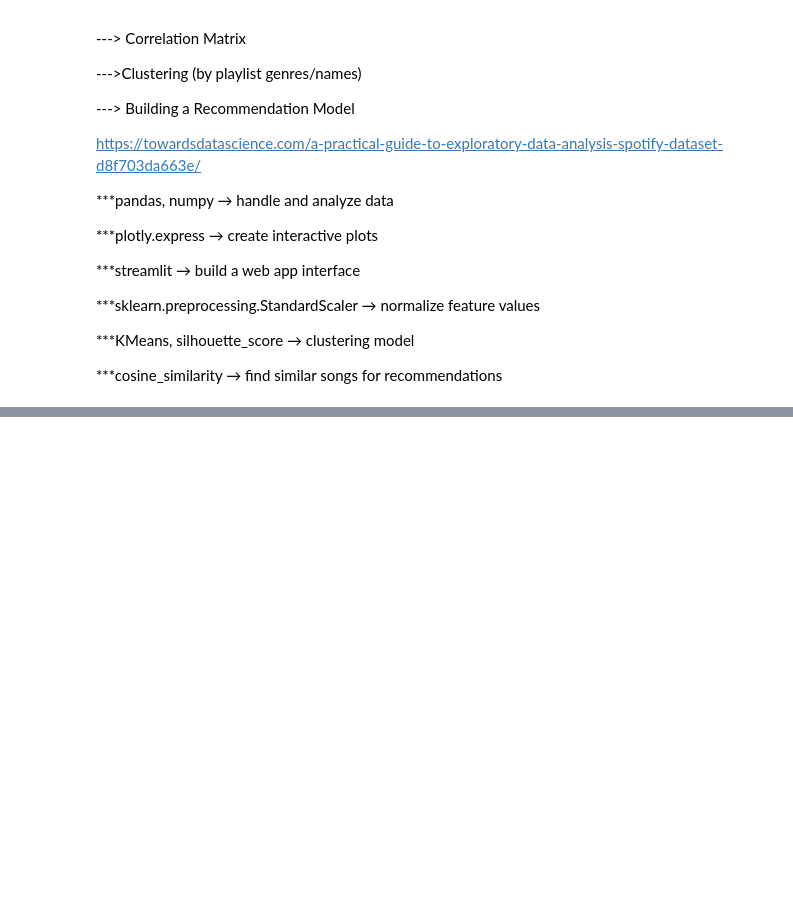
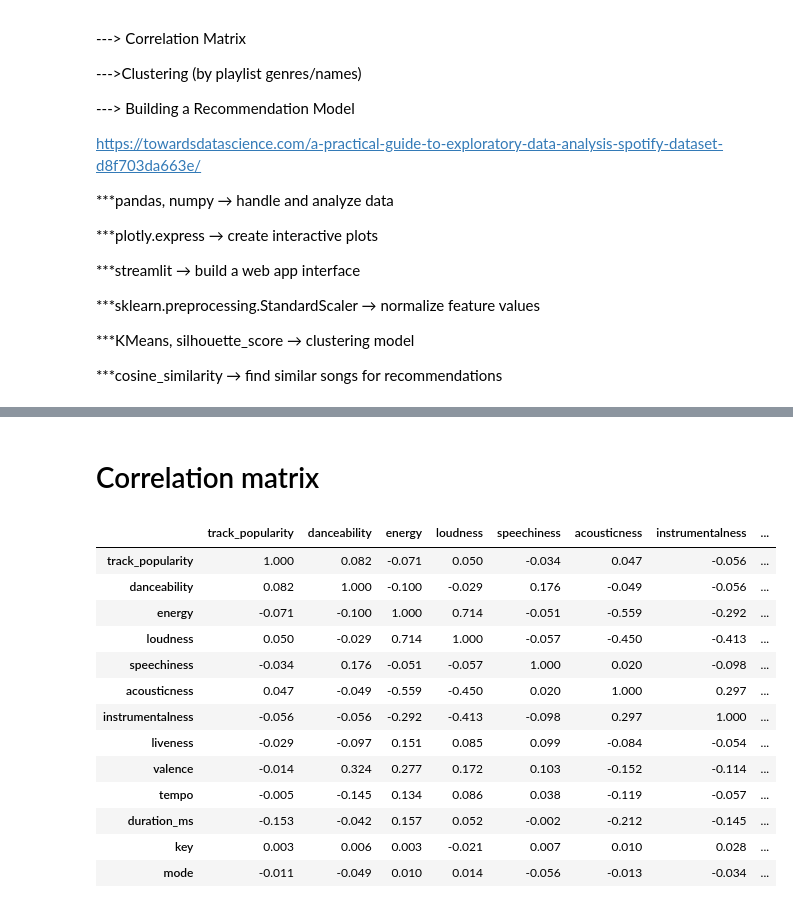
Before and after one commit to Madhu2s6361/Project-2_Spotify-AI-Intern-, a Jupyter notebook: Project_2_Spotify_.ipynb, the cells around one changed output, grey strips where cells are left out. Saved outputs shown, nothing was run; the diff lists cells and outputs as text; code cells hidden in the pictures; blank space fills up the shorter version.

```diff
--- a/Project_2_Spotify_.ipynb
+++ b/Project_2_Spotify_.ipynb
@@ -38,0 +193,2 @@ https://towardsdatascience.com/a-practical-guide-to-exploratory-data-analysis-sp
+# %% [markdown]
+# Correlation matrix
@@ -38,0 +200,18 @@ https://towardsdatascience.com/a-practical-guide-to-exploratory-data-analysis-sp
+# %%
+# Display correlation matrix numerically
+display(corr.round(3))
+# %% [output]
+|  | track_popularity | danceability | energy | loudness | speechiness | acousticness | instrumentalness | ... |
+| track_popularity | 1.000 | 0.082 | -0.071 | 0.050 | -0.034 | 0.047 | -0.056 | ... |
+| danceability | 0.082 | 1.000 | -0.100 | -0.029 | 0.176 | -0.049 | -0.056 | ... |
+| energy | -0.071 | -0.100 | 1.000 | 0.714 | -0.051 | -0.559 | -0.292 | ... |
+| loudness | 0.050 | -0.029 | 0.714 | 1.000 | -0.057 | -0.450 | -0.413 | ... |
+| speechiness | -0.034 | 0.176 | -0.051 | -0.057 | 1.000 | 0.020 | -0.098 | ... |
+| acousticness | 0.047 | -0.049 | -0.559 | -0.450 | 0.020 | 1.000 | 0.297 | ... |
+| instrumentalness | -0.056 | -0.056 | -0.292 | -0.413 | -0.098 | 0.297 | 1.000 | ... |
+| liveness | -0.029 | -0.097 | 0.151 | 0.085 | 0.099 | -0.084 | -0.054 | ... |
+| valence | -0.014 | 0.324 | 0.277 | 0.172 | 0.103 | -0.152 | -0.114 | ... |
+| tempo | -0.005 | -0.145 | 0.134 | 0.086 | 0.038 | -0.119 | -0.057 | ... |
+| duration_ms | -0.153 | -0.042 | 0.157 | 0.052 | -0.002 | -0.212 | -0.145 | ... |
+| key | 0.003 | 0.006 | 0.003 | -0.021 | 0.007 | 0.010 | 0.028 | ... |
+| mode | -0.011 | -0.049 | 0.010 | 0.014 | -0.056 | -0.013 | -0.034 | ... |
```
Also changed, not shown: parts of 32 cells of this notebook.
